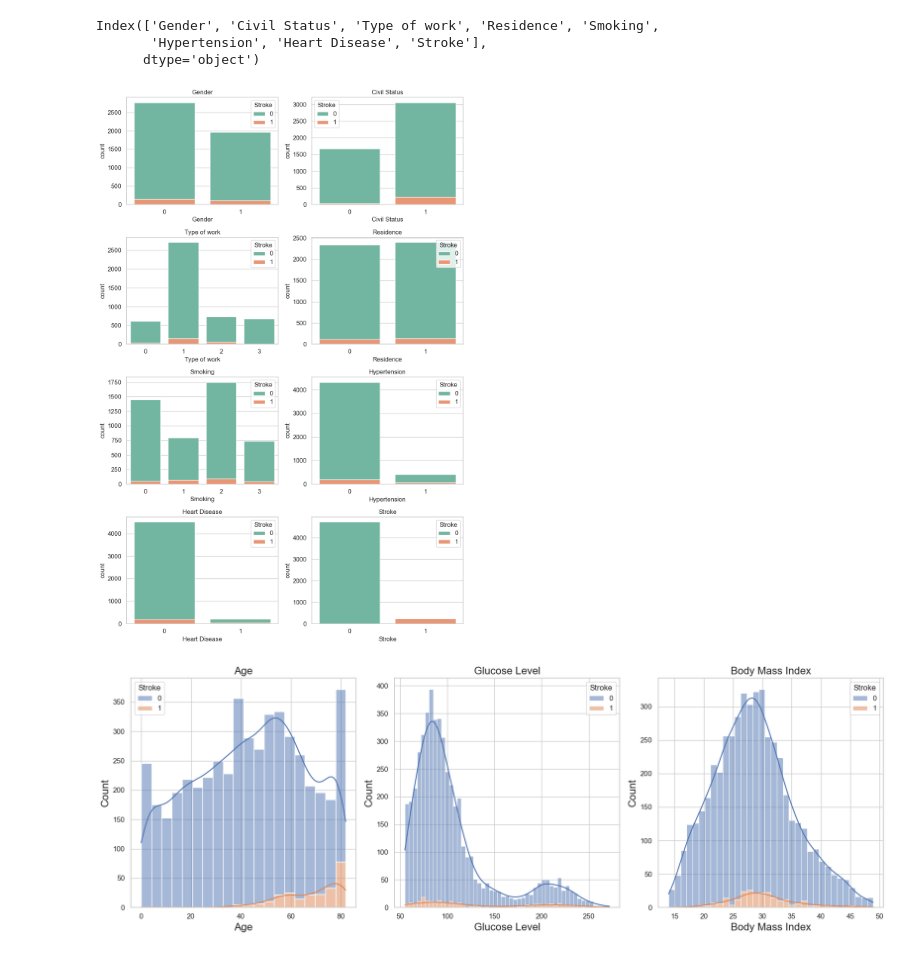
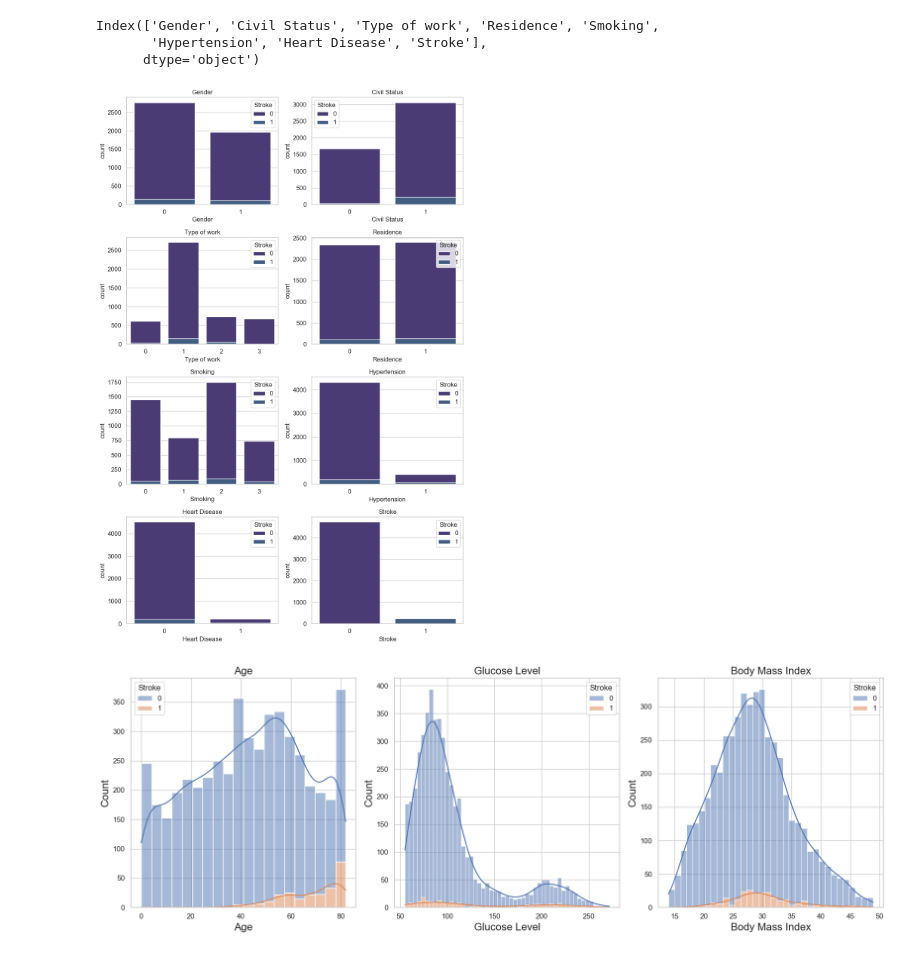
Before and after one commit to heitorgaf/Strategic-Thinking--CA, a Jupyter notebook: StratThink_HDipData_CA1.ipynb, the cells around one changed output. Drawn from its saved outputs; the diff is of its cells as text; code cells hidden in the pictures.

Commit message:
Adjusting the graphics

```diff
--- a/StratThink_HDipData_CA1.ipynb
+++ b/StratThink_HDipData_CA1.ipynb
@@ -196,34 +196,34 @@ Index(['Gender', 'Civil Status', 'Type of work', 'Residence', 'Smoking',
 # Define the font size
 font_size = 12
 
 # Define the 'Icefire' color palette
-custom_palette = sns.color_palette("Set2")
+custom_palette = sns.color_palette("viridis")
 
 fig, axes = plt.subplots(nrows=4, ncols=2, figsize=(10, 15))  # Define subplot parameters
 axes = axes.flatten()  # Flatten the axes array to make it easier to iterate over
 
 # Set the style
 sns.set(style="whitegrid")
 
 # Iterate over each categorical column of the dataframe, creating a subplot
 for i, col in enumerate(df[cat_variables]):
     sns.countplot(x=col, hue='Stroke', data=df, ax=axes[i], dodge=False, palette=custom_palette)
 
     # Set the title and font size
     axes[i].set_title(col, fontsize=font_size)
 
     # Set the label font size for the x and y axis
     axes[i].tick_params(axis='x', labelsize=font_size)
     axes[i].tick_params(axis='y', labelsize=font_size)
 
     # Set the legend font size
     legend = axes[i].get_legend()
     for text in legend.get_texts():
         text.set_fontsize(font_size)
 
 plt.tight_layout()  # Fix layout
 plt.show()  # Display subplots
 # %% [output]
-[figure, old version]
+[figure, new version]
 # %%
 # Define the color palette as 'icefire'
```
Also changed, not shown: parts of 9 cells of this notebook.
